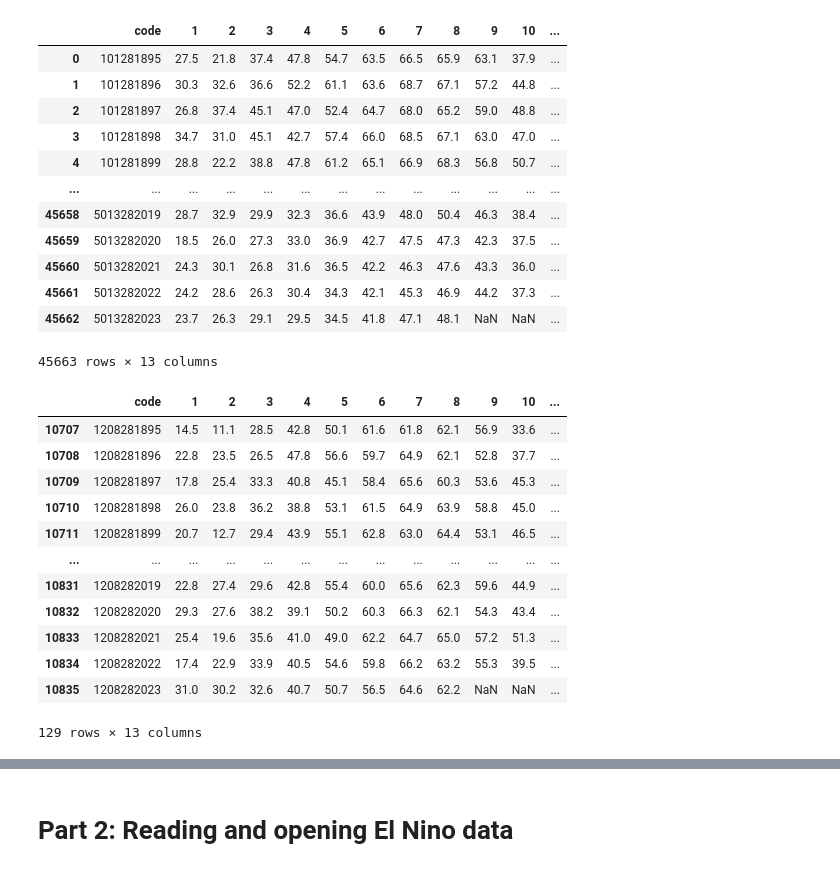
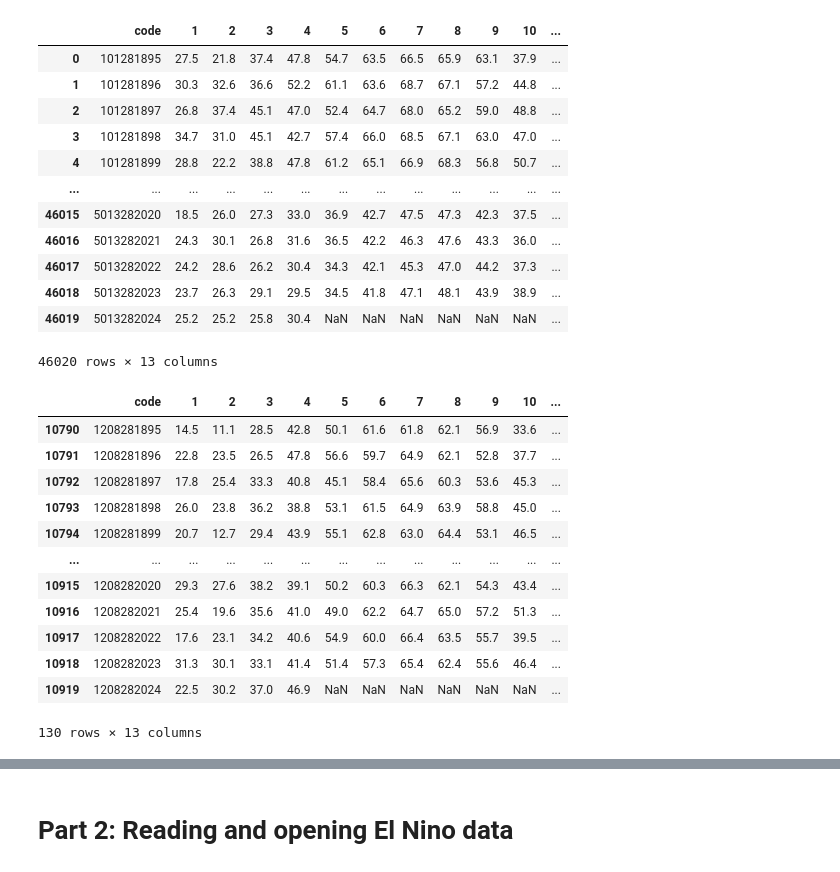
Before and after one commit to match798/G690, a Jupyter notebook: 03_data_science_modules/03_winter_temperature_enso.ipynb, the cells around one changed output, grey strips where cells are left out. Saved outputs shown, nothing was run; the diff lists cells and outputs as text; code cells hidden in the pictures.

```diff
--- a/03_data_science_modules/03_winter_temperature_enso.ipynb
+++ b/03_data_science_modules/03_winter_temperature_enso.ipynb
@@ -31,15 +31,18 @@ import scipy
 import pandas as pd
 # %%
 """ Read the tmin data file. """
-#filename = r"C:\Users\travi\Insync\obrienta@iu.edu\Google Drive - Shared drives\[Sec-E] BL-EAS-obrienta\teaching\2023 Grad Python Course\lessons\03_data_science_modules\climdiv-tmindv-v1.0.0-20230804"
-file_url = "https://www.ncei.noaa.gov/pub/data/cirs/climdiv/climdiv-tmindv-v1.0.0-20230907"
+# month and date in the url need to be updated over time
+climdiv_url = "https://www.ncei.noaa.gov/pub/data/cirs/climdiv/climdiv-tmindv-v1.0.0-20240506"
 
 # set the header manually
 header = ["code"]
 header = header + list(range(1,13))
 
-# read in the data file,
-climdiv_df = pd.read_csv(file_url, header = None, names = header, delimiter = "\s+", na_values = -99.9)
+# read the data file from url
+""" Correction:
+Better use 'sep' argument rather than 'delimiter'. 'sep' is more commonly used though they are the same in read_csv()
+'\s+' suggests one or more white space which is handy """
+climdiv_df = pd.read_csv(climdiv_url, header=None, names=header, sep="\s+", na_values=-99.9)
 climdiv_df
 # %% [output]
 |  | code | 1 | 2 | 3 | 4 | 5 | 6 | 7 | 8 | 9 | 10 | ... |
@@ -49,41 +52,42 @@ climdiv_df
 | 3 | 101281898 | 34.7 | 31.0 | 45.1 | 42.7 | 57.4 | 66.0 | 68.5 | 67.1 | 63.0 | 47.0 | ... |
 | 4 | 101281899 | 28.8 | 22.2 | 38.8 | 47.8 | 61.2 | 65.1 | 66.9 | 68.3 | 56.8 | 50.7 | ... |
 | ... | ... | ... | ... | ... | ... | ... | ... | ... | ... | ... | ... | ... |
-| 45658 | 5013282019 | 28.7 | 32.9 | 29.9 | 32.3 | 36.6 | 43.9 | 48.0 | 50.4 | 46.3 | 38.4 | ... |
-| 45659 | 5013282020 | 18.5 | 26.0 | 27.3 | 33.0 | 36.9 | 42.7 | 47.5 | 47.3 | 42.3 | 37.5 | ... |
-| 45660 | 5013282021 | 24.3 | 30.1 | 26.8 | 31.6 | 36.5 | 42.2 | 46.3 | 47.6 | 43.3 | 36.0 | ... |
-| 45661 | 5013282022 | 24.2 | 28.6 | 26.3 | 30.4 | 34.3 | 42.1 | 45.3 | 46.9 | 44.2 | 37.3 | ... |
-| 45662 | 5013282023 | 23.7 | 26.3 | 29.1 | 29.5 | 34.5 | 41.8 | 47.1 | 48.1 | NaN | NaN | ... |
+| 46015 | 5013282020 | 18.5 | 26.0 | 27.3 | 33.0 | 36.9 | 42.7 | 47.5 | 47.3 | 42.3 | 37.5 | ... |
+| 46016 | 5013282021 | 24.3 | 30.1 | 26.8 | 31.6 | 36.5 | 42.2 | 46.3 | 47.6 | 43.3 | 36.0 | ... |
+| 46017 | 5013282022 | 24.2 | 28.6 | 26.2 | 30.4 | 34.3 | 42.1 | 45.3 | 47.0 | 44.2 | 37.3 | ... |
+| 46018 | 5013282023 | 23.7 | 26.3 | 29.1 | 29.5 | 34.5 | 41.8 | 47.1 | 48.1 | 43.9 | 38.9 | ... |
+| 46019 | 5013282024 | 25.2 | 25.2 | 25.8 | 30.4 | NaN | NaN | NaN | NaN | NaN | NaN | ... |
-45663 rows × 13 columns
+46020 rows × 13 columns
 # %%
-""" Filter out south central Indiana. """
-
+""" Filter out other regions but south central Indiana. """
+""" Correction: Unify the variable naming strategy """
 # set the state and division code
-statecode = "12" # Indiana
-divcode = "08" # South Central division
-state_div = statecode + divcode
+state_code = "12" # Indiana
+div_num = "08" # South Central division
+state_div = state_code + div_num
 
 # get the rows that are in the requested climate division
-code_as_str = climdiv_df['code'].astype(str).str # convert the code column to a string
-in_div = code_as_str.startswith(state_div) # search the code column for entries starting with 1208
+code_str = climdiv_df['code'].astype(str).str # convert the code column to a string
+""" Note: .str allows the access to string methods which are not directly available in dataframe type """
+div_idx = code_str.startswith(state_div) # search the code column for entries starting with 1208
 
 # select only those rows using boolean indexing
-scin_df = climdiv_df[in_div]
+SCIN_df = climdiv_df[div_idx]
 
-scin_df
+SCIN_df
 # %% [output]
 |  | code | 1 | 2 | 3 | 4 | 5 | 6 | 7 | 8 | 9 | 10 | ... |
-| 10707 | 1208281895 | 14.5 | 11.1 | 28.5 | 42.8 | 50.1 | 61.6 | 61.8 | 62.1 | 56.9 | 33.6 | ... |
-| 10708 | 1208281896 | 22.8 | 23.5 | 26.5 | 47.8 | 56.6 | 59.7 | 64.9 | 62.1 | 52.8 | 37.7 | ... |
-| 10709 | 1208281897 | 17.8 | 25.4 | 33.3 | 40.8 | 45.1 | 58.4 | 65.6 | 60.3 | 53.6 | 45.3 | ... |
-| 10710 | 1208281898 | 26.0 | 23.8 | 36.2 | 38.8 | 53.1 | 61.5 | 64.9 | 63.9 | 58.8 | 45.0 | ... |
-| 10711 | 1208281899 | 20.7 | 12.7 | 29.4 | 43.9 | 55.1 | 62.8 | 63.0 | 64.4 | 53.1 | 46.5 | ... |
+| 10790 | 1208281895 | 14.5 | 11.1 | 28.5 | 42.8 | 50.1 | 61.6 | 61.8 | 62.1 | 56.9 | 33.6 | ... |
+| 10791 | 1208281896 | 22.8 | 23.5 | 26.5 | 47.8 | 56.6 | 59.7 | 64.9 | 62.1 | 52.8 | 37.7 | ... |
+| 10792 | 1208281897 | 17.8 | 25.4 | 33.3 | 40.8 | 45.1 | 58.4 | 65.6 | 60.3 | 53.6 | 45.3 | ... |
+| 10793 | 1208281898 | 26.0 | 23.8 | 36.2 | 38.8 | 53.1 | 61.5 | 64.9 | 63.9 | 58.8 | 45.0 | ... |
+| 10794 | 1208281899 | 20.7 | 12.7 | 29.4 | 43.9 | 55.1 | 62.8 | 63.0 | 64.4 | 53.1 | 46.5 | ... |
 | ... | ... | ... | ... | ... | ... | ... | ... | ... | ... | ... | ... | ... |
-| 10831 | 1208282019 | 22.8 | 27.4 | 29.6 | 42.8 | 55.4 | 60.0 | 65.6 | 62.3 | 59.6 | 44.9 | ... |
-| 10832 | 1208282020 | 29.3 | 27.6 | 38.2 | 39.1 | 50.2 | 60.3 | 66.3 | 62.1 | 54.3 | 43.4 | ... |
-| 10833 | 1208282021 | 25.4 | 19.6 | 35.6 | 41.0 | 49.0 | 62.2 | 64.7 | 65.0 | 57.2 | 51.3 | ... |
-| 10834 | 1208282022 | 17.4 | 22.9 | 33.9 | 40.5 | 54.6 | 59.8 | 66.2 | 63.2 | 55.3 | 39.5 | ... |
-| 10835 | 1208282023 | 31.0 | 30.2 | 32.6 | 40.7 | 50.7 | 56.5 | 64.6 | 62.2 | NaN | NaN | ... |
+| 10915 | 1208282020 | 29.3 | 27.6 | 38.2 | 39.1 | 50.2 | 60.3 | 66.3 | 62.1 | 54.3 | 43.4 | ... |
+| 10916 | 1208282021 | 25.4 | 19.6 | 35.6 | 41.0 | 49.0 | 62.2 | 64.7 | 65.0 | 57.2 | 51.3 | ... |
+| 10917 | 1208282022 | 17.6 | 23.1 | 34.2 | 40.6 | 54.9 | 60.0 | 66.4 | 63.5 | 55.7 | 39.5 | ... |
+| 10918 | 1208282023 | 31.3 | 30.1 | 33.1 | 41.4 | 51.4 | 57.3 | 65.4 | 62.4 | 55.6 | 46.4 | ... |
+| 10919 | 1208282024 | 22.5 | 30.2 | 37.0 | 46.9 | NaN | NaN | NaN | NaN | NaN | NaN | ... |
-129 rows × 13 columns
+130 rows × 13 columns
 # %%
 """ Convert the dataset to a timeseries. """
```
Also changed, not shown: parts of 11 cells of this notebook.
